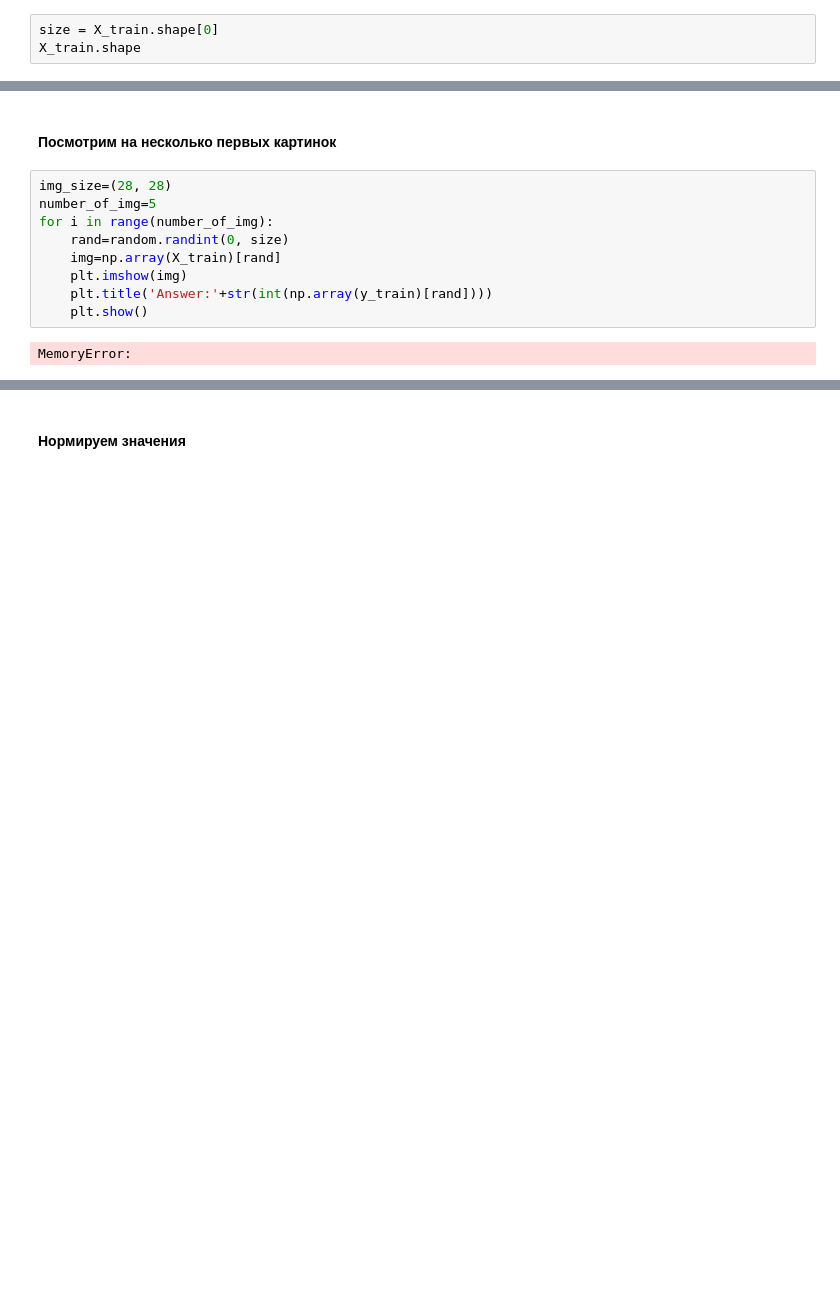
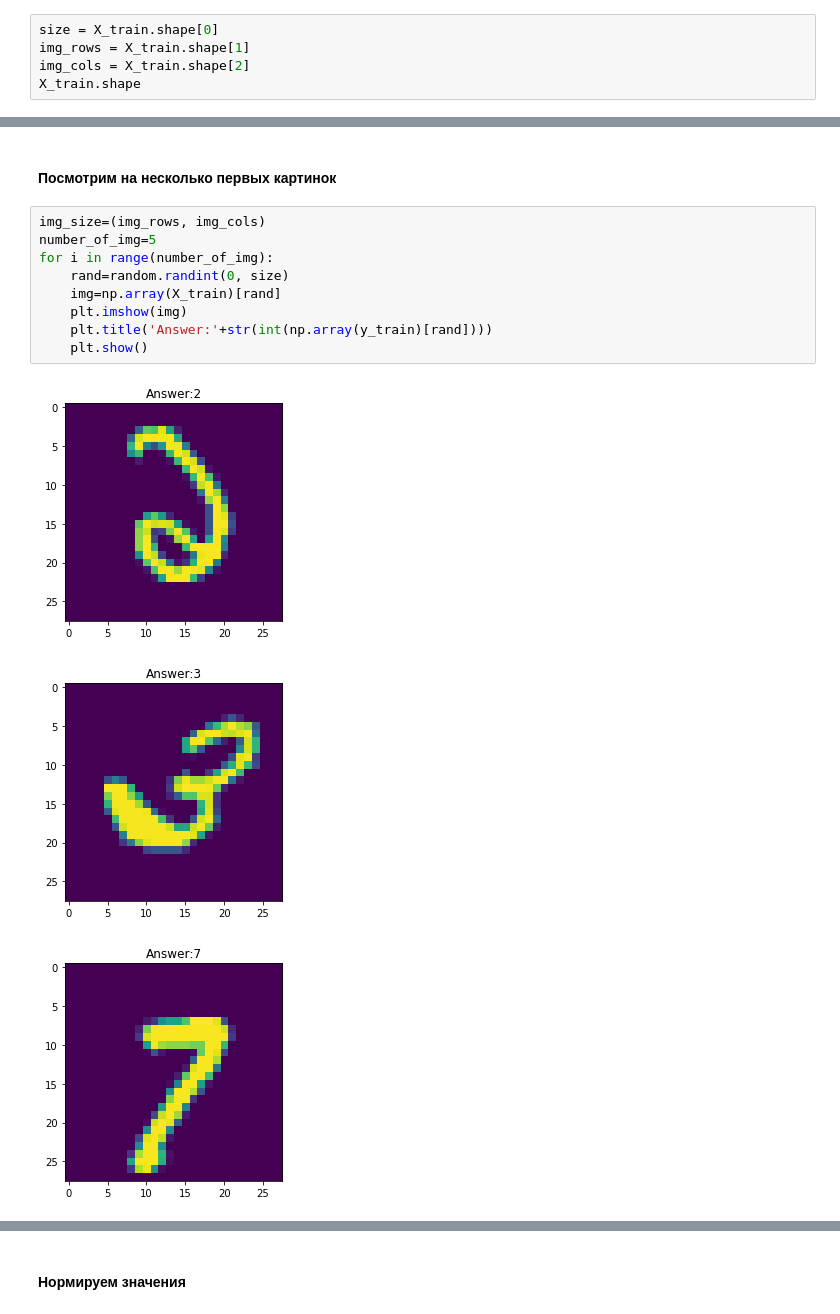
Before and after one commit to ZolotovG/mnist, a Jupyter notebook: main.ipynb, the cells around one changed output, grey strips where cells are left out. Cells and saved outputs as stored; diff of their text form; blank space fills up the shorter version.

```diff
--- a/main.ipynb
+++ b/main.ipynb
@@ -19,19 +19,23 @@ from keras.layers import Conv2D, MaxPooling2D
 #### Имеем 60000 картинок 28*28
 # %%
 size = X_train.shape[0]
+img_rows = X_train.shape[1]
+img_cols = X_train.shape[2]
 X_train.shape
 # %% [output]
 (60000, 28, 28)
 # %% [markdown]
 #### Посмотрим на несколько первых картинок
 # %%
-img_size=(28, 28)
+img_size=(img_rows, img_cols)
 number_of_img=5
 for i in range(number_of_img):
     rand=random.randint(0, size)
     img=np.array(X_train)[rand]
     plt.imshow(img)
     plt.title('Answer:'+str(int(np.array(y_train)[rand])))
     plt.show()
 # %% [output]
-MemoryError:
+[figure, added]
+[figure, added]
+[figure, added]
```
Also changed, not shown: parts of 11 cells of this notebook.
